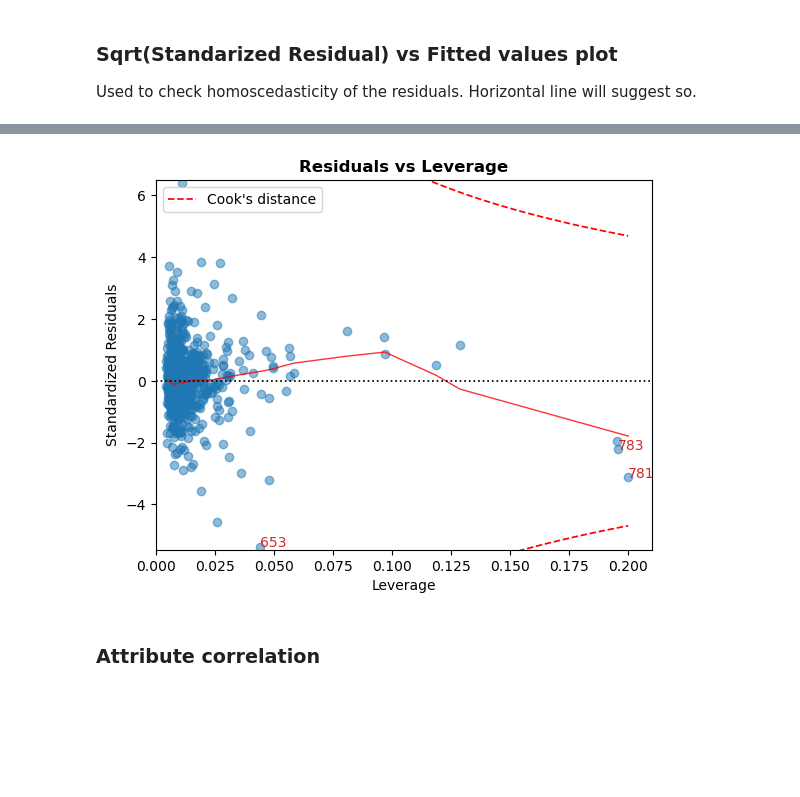
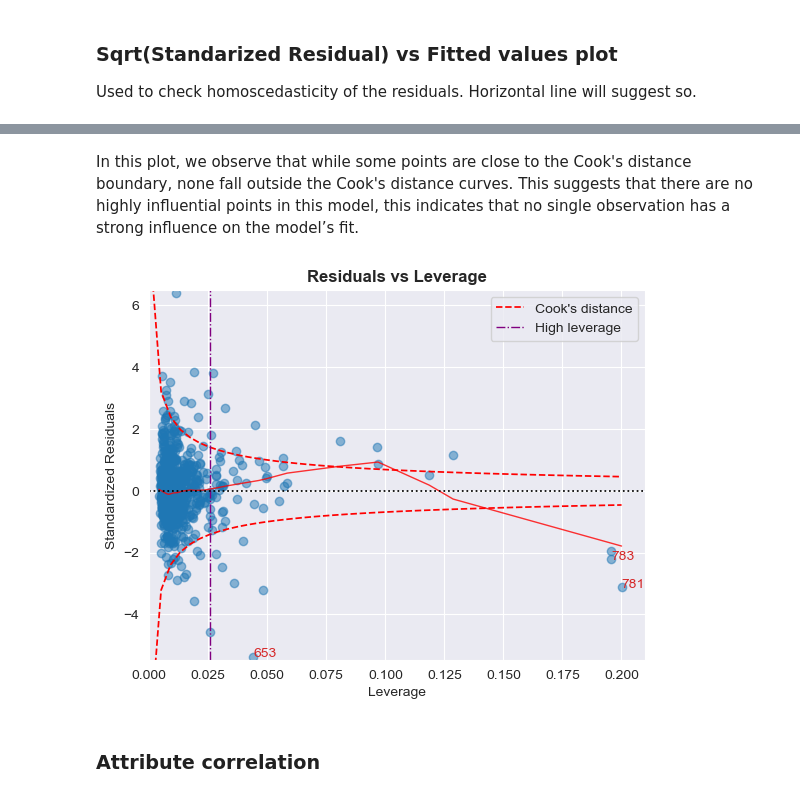
Before and after one commit to teodora-taleska/linear_regression, a Jupyter notebook: linear_regression.ipynb, the cells around one changed output, grey strips where cells are left out. Drawn from its saved outputs; the diff is of its cells as text; code cells hidden in the pictures; blank space fills up the shorter version.

Commit message:
Saving plots and documented conclusions derived from visualizations

```diff
--- a/linear_regression.ipynb
+++ b/linear_regression.ipynb
@@ -585,8 +597,10 @@ Points falling outside Cook's distance curves are considered observation that ca
+# %% [markdown]
+In this plot, we observe that while some points are close to the Cook's distance boundary, none fall outside the Cook's distance curves. This suggests that there are no highly influential points in this model, this indicates that no single observation has a strong influence on the model’s fit.
 # %%
-model.leverage_plot()
+model.leverage_plot(high_leverage_threshold=True, cooks_threshold='dof')
 plt.show()
 # %% [output]
-[figure, old version]
+[figure, new version]
 # %% [markdown]
 ### Attribute correlation
 # %%
```
Also changed, not shown: parts of 21 cells of this notebook, 10 other files.
